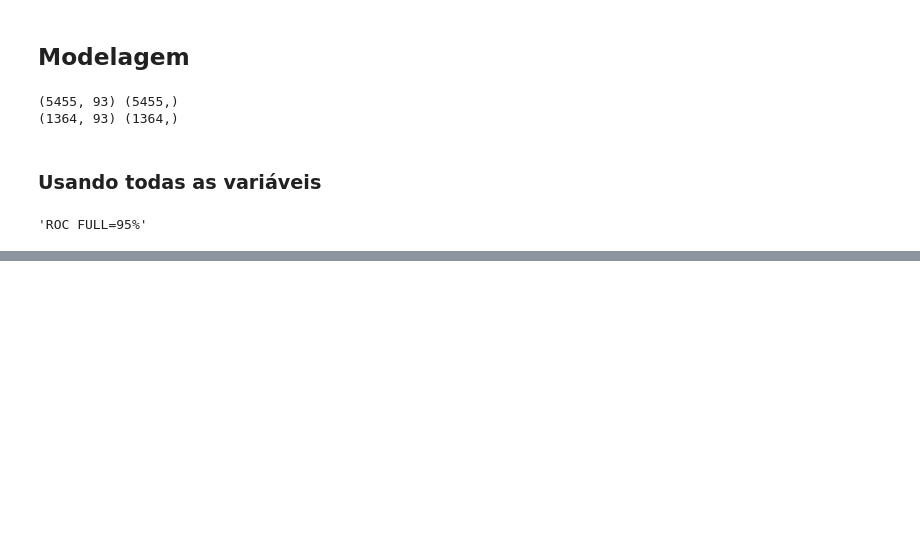
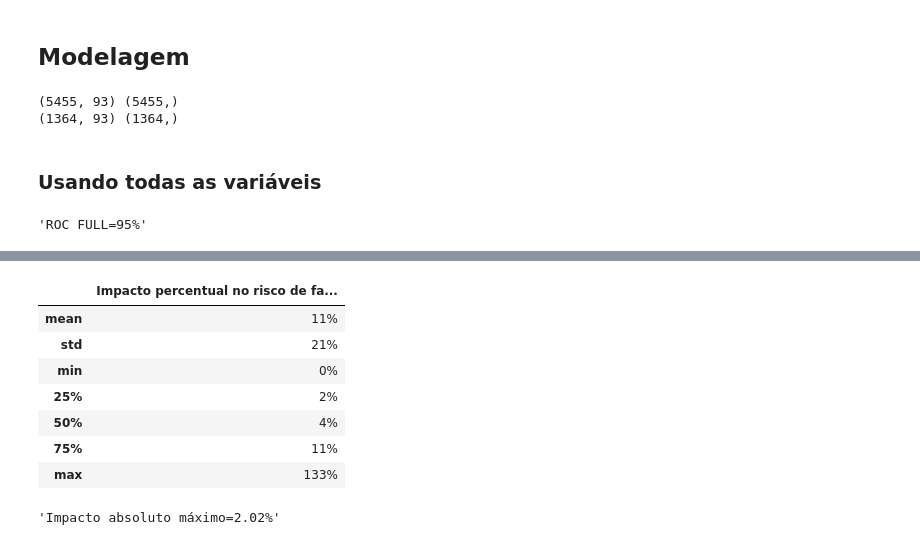
Before and after one commit to fabiogbaccarin/grupo-estudos-colinearidade, a Jupyter notebook: taiwan.ipynb, the cells around one changed output, grey strips where cells are left out. Saved outputs shown, nothing was run; the diff lists cells and outputs as text; code cells hidden in the pictures; blank space fills up the shorter version.

```diff
--- a/taiwan.ipynb
+++ b/taiwan.ipynb
@@ -156,0 +338,3 @@ f"ROC FULL={roc_full:.0%}"
+# %%
+shaps_sel = np.exp(shaps_sel.abs().mean()).sub(1).mul(100)
+shaps_sel.sort_values(ascending=False)
@@ -156,0 +354,16 @@ f"ROC FULL={roc_full:.0%}"
+# %%
+(
+    shaps_sel.describe().iloc[1:]
+    .rename("Impacto percentual no risco de falência")
+    .to_frame()
+    .style.format("{:.0f}%")
+)
+# %% [output]
+|  | Impacto percentual no risco de fa... |
+| mean | 11% |
+| std | 21% |
+| min | 0% |
+| 25% | 2% |
+| 50% | 4% |
+| 75% | 11% |
+| max | 133% |
@@ -156,0 +383,4 @@ f"ROC FULL={roc_full:.0%}"
+# %%
+"Impacto absoluto máximo={:.2%}".format(perm_importances_sel.abs().max())
+# %% [output]
+'Impacto absoluto máximo=2.02%'
```
Also changed, not shown: parts of 22 cells of this notebook.
